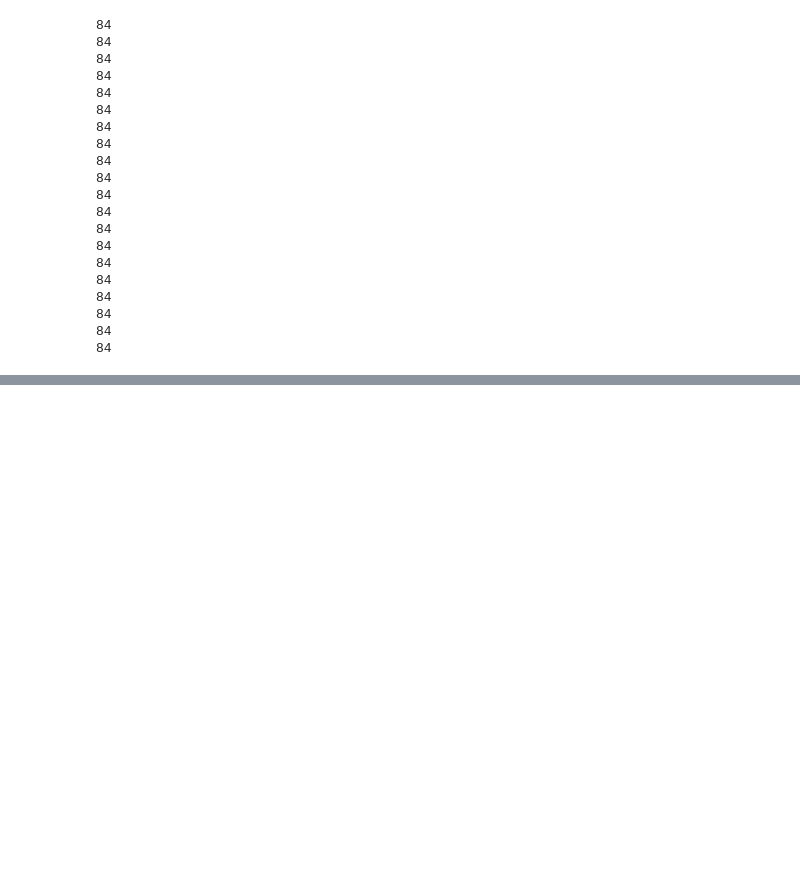
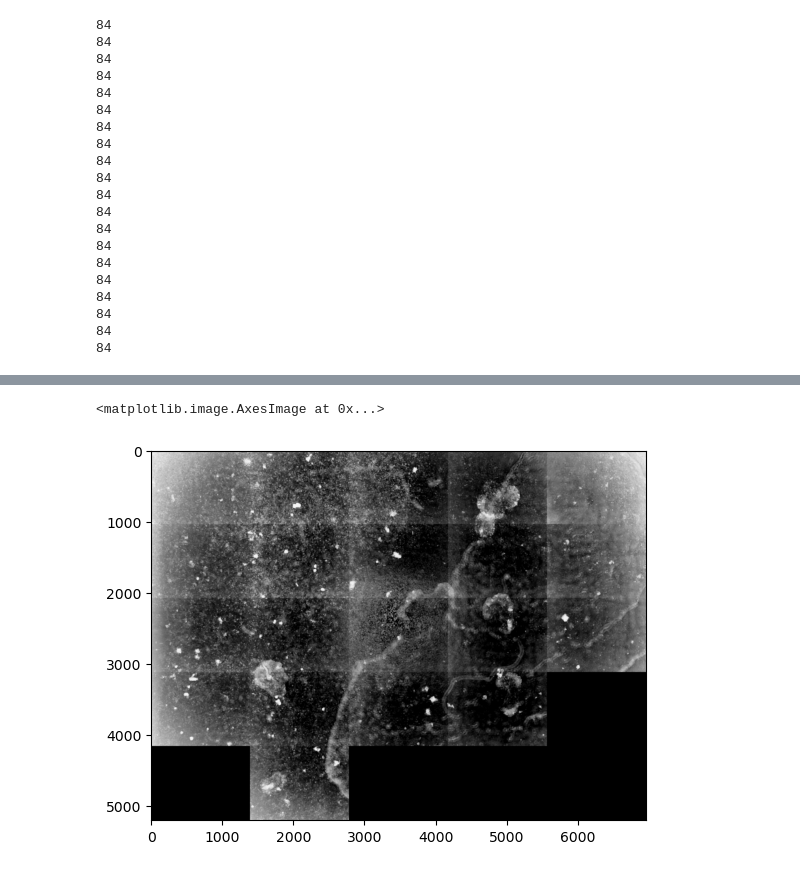
Before and after one commit to numimin/TOOI, a Jupyter notebook: TOOI Task.ipynb, the cells around one changed output, grey strips where cells are left out. Cells and saved outputs as stored; diff of their text form; code cells hidden in the pictures; blank space fills up the shorter version.

```diff
--- a/TOOI Task.ipynb
+++ b/TOOI Task.ipynb
@@ -189,0 +199,6 @@ plt.imshow(final_images[0])
+# %%
+opened = morph_open(255 - image, 5)
+plt.imshow(opened)
+# %% [output]
+<matplotlib.image.AxesImage at 0x...>
+[figure, added]
```
Also changed, not shown: parts of 20 cells of this notebook.
